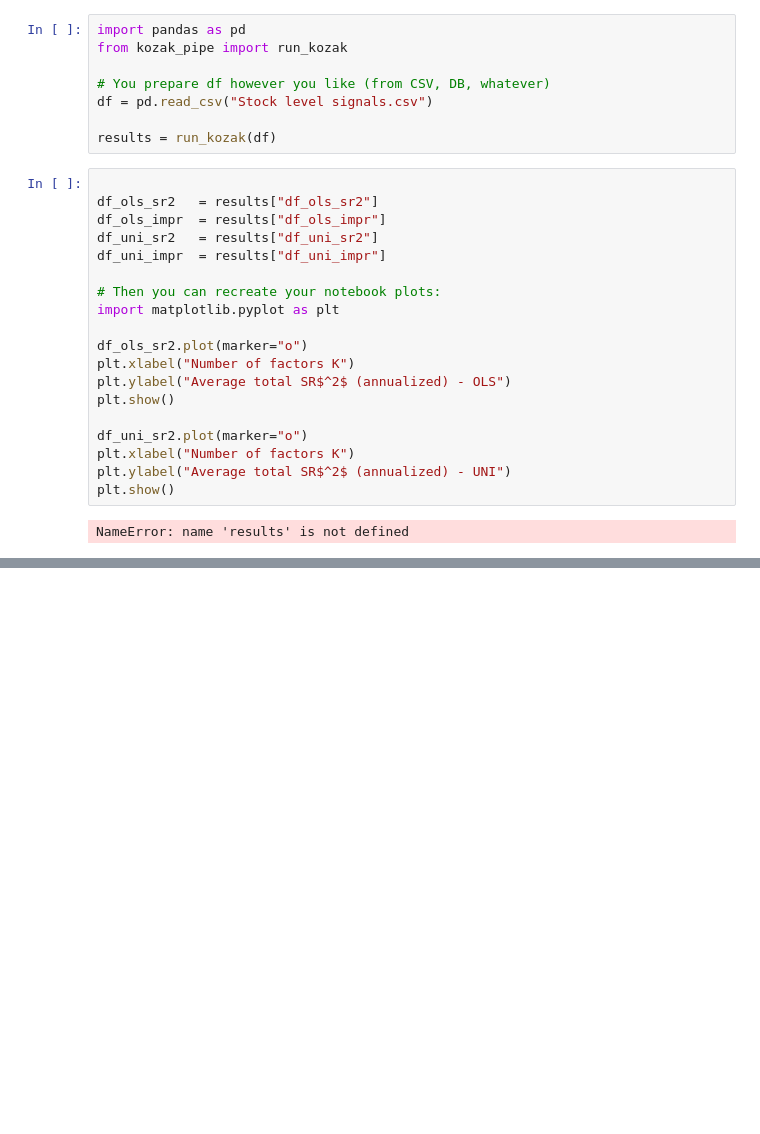
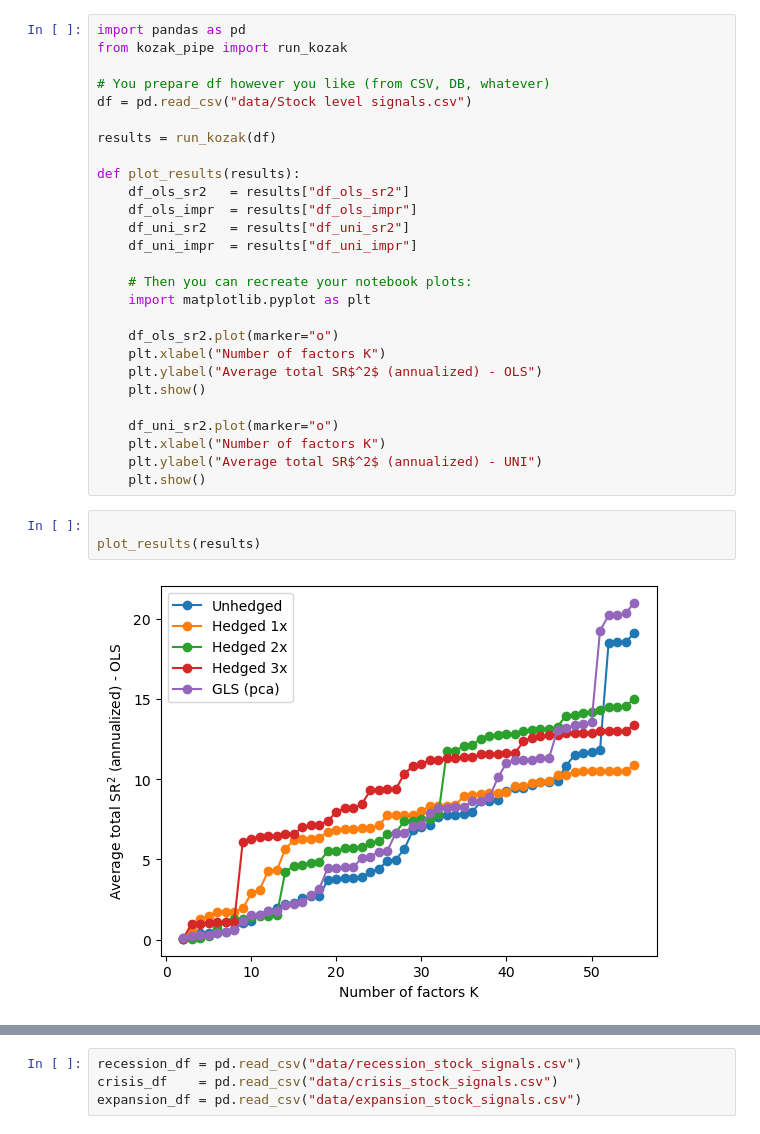
Before and after one commit to Perseus1729/Spanning-SDF-space, a Jupyter notebook: Test.ipynb, the cells around one changed output, grey strips where cells are left out. Drawn from its saved outputs; the diff is of its cells as text; blank space fills up the shorter version.

Commit message:
Updated HMM with df partition; Updated test with baseline and all regime specific results

```diff
--- a/Test.ipynb
+++ b/Test.ipynb
@@ -3,27 +3,30 @@ import pandas as pd
 from kozak_pipe import run_kozak
 
 # You prepare df however you like (from CSV, DB, whatever)
-df = pd.read_csv("Stock level signals.csv")
+df = pd.read_csv("data/Stock level signals.csv")
 
 results = run_kozak(df)
+
+def plot_results(results):
+    df_ols_sr2   = results["df_ols_sr2"]
+    df_ols_impr  = results["df_ols_impr"]
+    df_uni_sr2   = results["df_uni_sr2"]
+    df_uni_impr  = results["df_uni_impr"]
+
+    # Then you can recreate your notebook plots:
+    import matplotlib.pyplot as plt
+
+    df_ols_sr2.plot(marker="o")
+    plt.xlabel("Number of factors K")
+    plt.ylabel("Average total SR$^2$ (annualized) - OLS")
+    plt.show()
+
+    df_uni_sr2.plot(marker="o")
+    plt.xlabel("Number of factors K")
+    plt.ylabel("Average total SR$^2$ (annualized) - UNI")
+    plt.show()
 # %%
 
-df_ols_sr2   = results["df_ols_sr2"]
-df_ols_impr  = results["df_ols_impr"]
-df_uni_sr2   = results["df_uni_sr2"]
-df_uni_impr  = results["df_uni_impr"]
-
-# Then you can recreate your notebook plots:
-import matplotlib.pyplot as plt
-
-df_ols_sr2.plot(marker="o")
-plt.xlabel("Number of factors K")
-plt.ylabel("Average total SR$^2$ (annualized) - OLS")
-plt.show()
-
-df_uni_sr2.plot(marker="o")
-plt.xlabel("Number of factors K")
-plt.ylabel("Average total SR$^2$ (annualized) - UNI")
-plt.show()
+plot_results(results)
 # %% [output]
-NameError: name 'results' is not defined
+[figure, added]
@@ -29,0 +34,4 @@ NameError: name 'results' is not defined
+# %%
+recession_df = pd.read_csv("data/recession_stock_signals.csv")
+crisis_df    = pd.read_csv("data/crisis_stock_signals.csv")
+expansion_df = pd.read_csv("data/expansion_stock_signals.csv")
```
Also changed, not shown: parts of 4 cells of this notebook, 3 other files.
